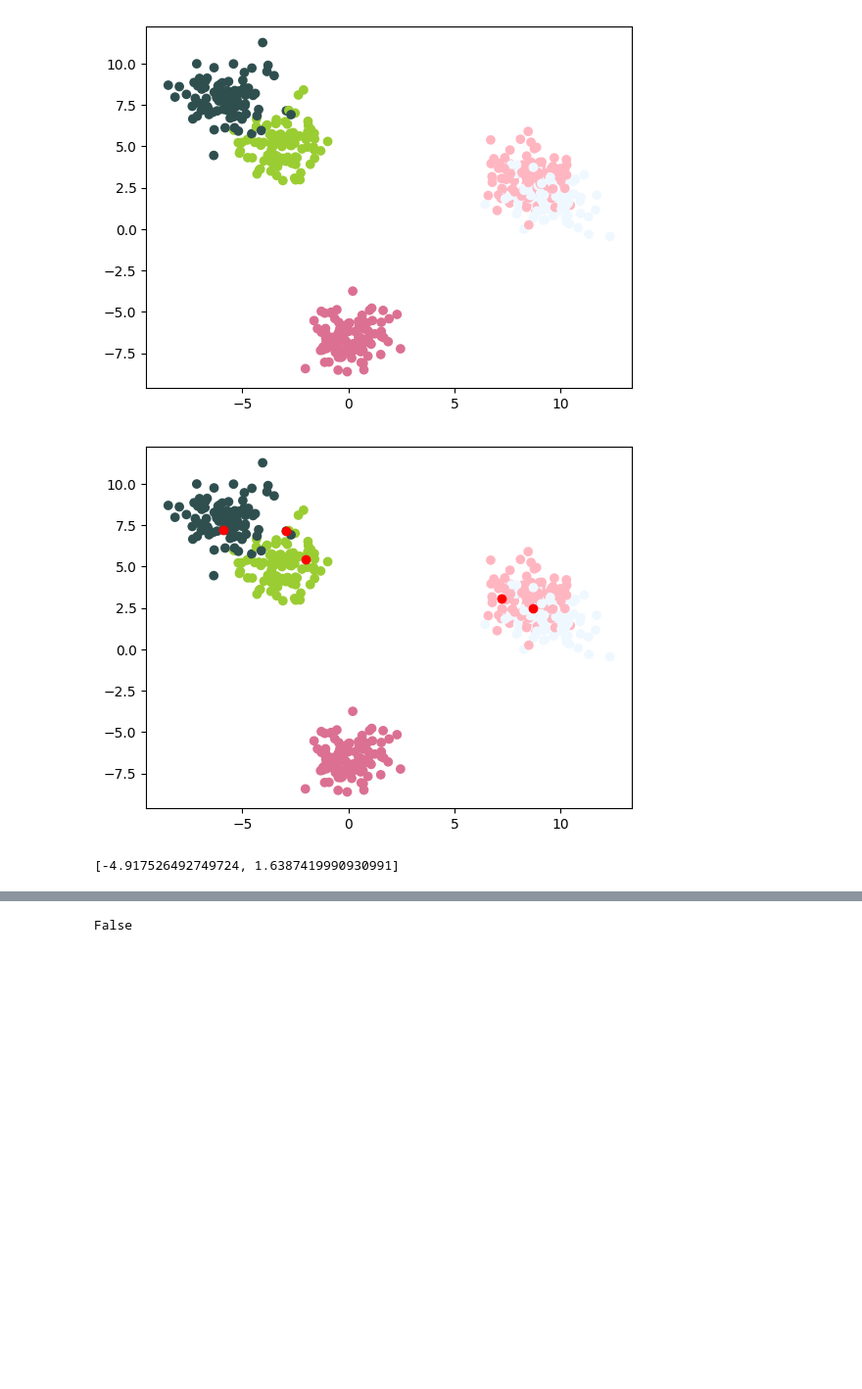
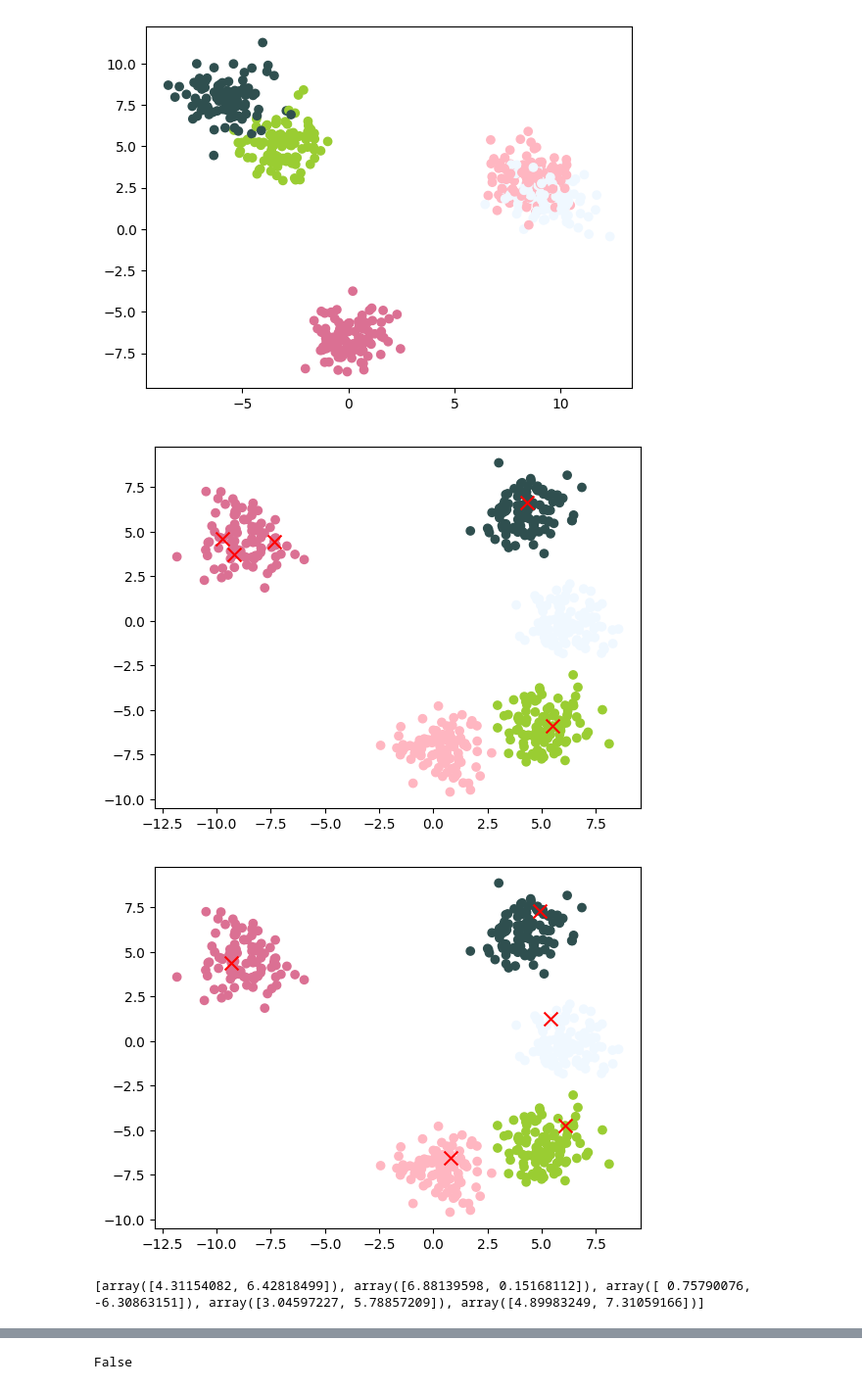
Before and after one commit to clement-gh/Big-data, a Jupyter notebook: projet_1&2ok.ipynb, the cells around one changed output, grey strips where cells are left out. Shown at 98% size. Drawn from its saved outputs; the diff is of its cells as text; code cells hidden in the pictures; blank space fills up the shorter version.

```diff
--- a/projet_1&2ok.ipynb
+++ b/projet_1&2ok.ipynb
@@ -9,6 +9,7 @@ import matplotlib.colors as mcolors
 
 import pandas as pd
 # %%
+
 nb_of_clusters = 5
-dataset, _ = datasets.make_blobs(n_samples=500,  centers=nb_of_clusters)
+dataset, _ = datasets.make_blobs(n_samples=500, centers=nb_of_clusters, n_features=2)  # n_features : nombre de dimensions
 # %%
@@ -53,6 +70,12 @@ def sse_error(centers, data):
     for i in range(len(clusters)):
         error += sse_distance(data[i], centers[clusters[i]])
     return error
+# %%
+def initialize_centers(data, k):
+    centers = []
+    for i in range(k):
+        centers.append(data[np.random.randint(0, len(data))])
+    return centers
 # %%
  # KMEANS ++
 def initialize_centers2(data, k):
@@ -109,11 +101,14 @@ def initialize_centers(data, k):
-# %%
-centers = initialize_centers(dataset[0], nb_of_clusters)
-visualize_clusters(dataset, np.array(initialize_centers(dataset, nb_of_clusters)))
-
-print(centers)
-# %% [output]
-[figure, removed]
-[-4.917526492749724, 1.6387419990930991]
+# %%
+
+## Différentes initialisations entre l'intitialisation aléatoire et l'initialisation KMEANS ++
+
+centers = initialize_centers(dataset, nb_of_clusters)
+visualize_clusters(dataset, np.array(initialize_centers(dataset, nb_of_clusters))) # Initialisation aléatoire
+visualize_clusters  (dataset, np.array(initialize_centers2(dataset, nb_of_clusters))) # KMEANS ++
+# %% [output]
+[figure, added]
+[figure, added]
+[array([4.31154082, 6.42818499]), array([6.88139598, 0.15168112]), array([ 0.75790076, -6.30863151]), array([3.04597227, 5.78857209]), array([4.89983249, 7.31059166])]
 # %%
 def check_cluster_membership(center, centers, clusters):
     # Vérifie si le centre est dans le même cluster qu'un autre centre
```
Also changed, not shown: parts of 7 cells of this notebook, 1 other file.
